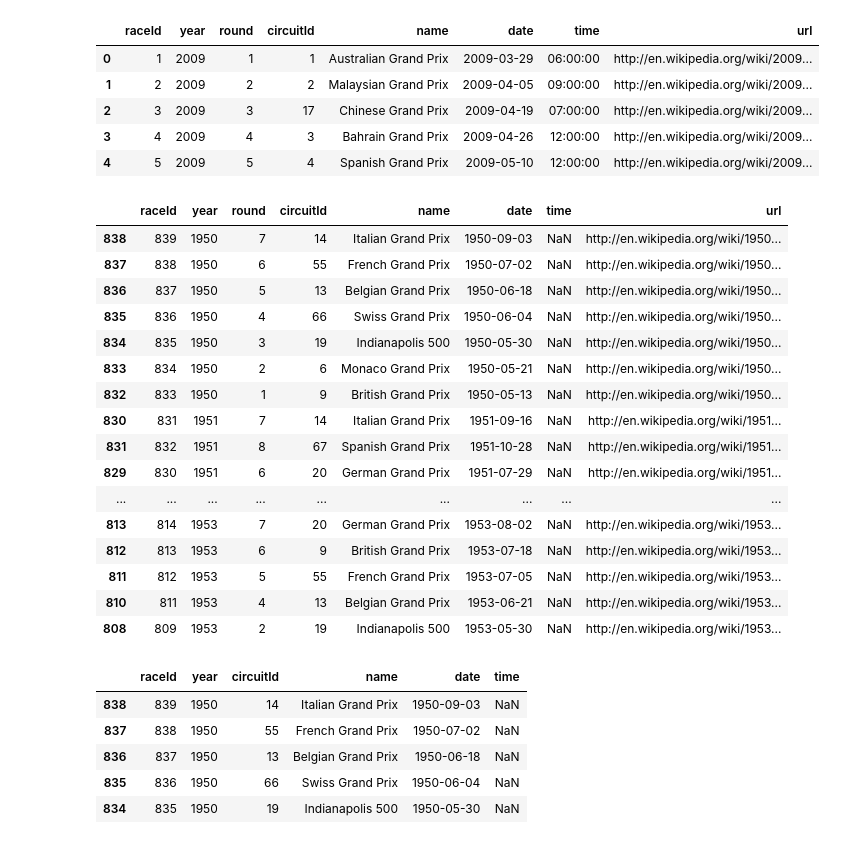
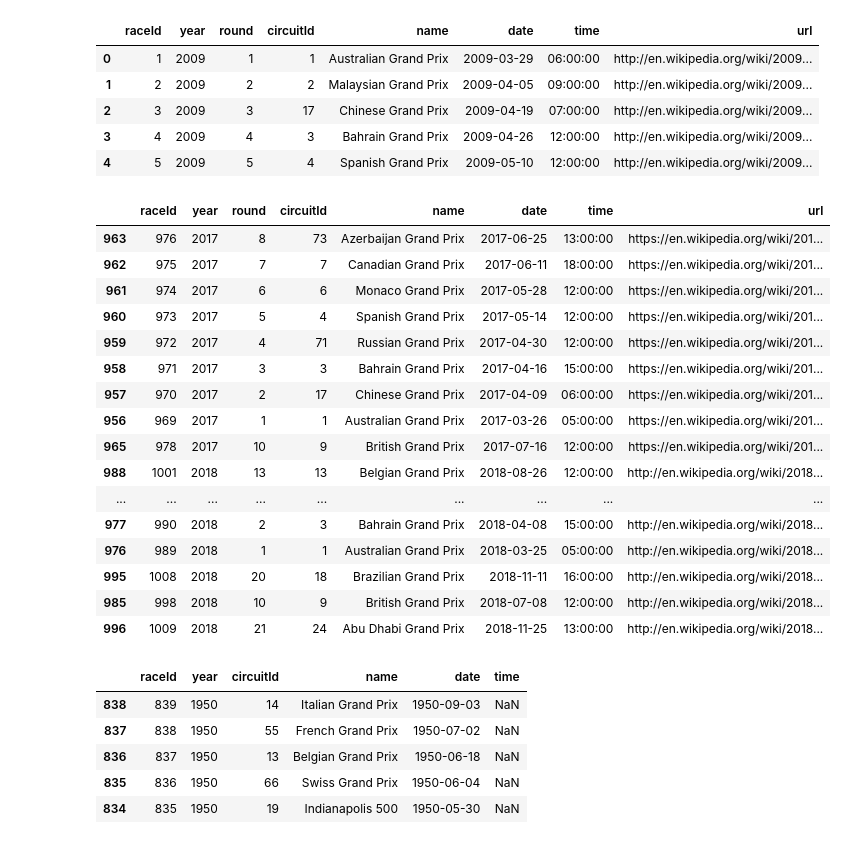
Before and after one commit to joseeneas/RB_Module_24_Project_04, a Jupyter notebook: Notebooks/Cleaned_df.ipynb, the cells around one changed output. Saved outputs shown, nothing was run; the diff lists cells and outputs as text; code cells hidden in the pictures.

```diff
--- a/Notebooks/Cleaned_df.ipynb
+++ b/Notebooks/Cleaned_df.ipynb
@@ -114,29 +149,29 @@ races_df.head()
 | 3 | 4 | 2009 | 4 | 3 | Bahrain Grand Prix | 2009-04-26 | 12:00:00 | http://en.wikipedia.org/wiki/2009... |
 | 4 | 5 | 2009 | 5 | 4 | Spanish Grand Prix | 2009-05-10 | 12:00:00 | http://en.wikipedia.org/wiki/2009... |
 # %%
-# Assuming 'year' is the name of the column containing the years
+# Sort races_df by year
 sorted_races_df = races_df.sort_values(by='year')
 
 # Display the first few rows of the sorted DataFrame
-sorted_races_df.head(30)
+sorted_races_df.tail(30)
 # %% [output]
 |  | raceId | year | round | circuitId | name | date | time | url |
-| 838 | 839 | 1950 | 7 | 14 | Italian Grand Prix | 1950-09-03 | NaN | http://en.wikipedia.org/wiki/1950... |
-| 837 | 838 | 1950 | 6 | 55 | French Grand Prix | 1950-07-02 | NaN | http://en.wikipedia.org/wiki/1950... |
-| 836 | 837 | 1950 | 5 | 13 | Belgian Grand Prix | 1950-06-18 | NaN | http://en.wikipedia.org/wiki/1950... |
-| 835 | 836 | 1950 | 4 | 66 | Swiss Grand Prix | 1950-06-04 | NaN | http://en.wikipedia.org/wiki/1950... |
-| 834 | 835 | 1950 | 3 | 19 | Indianapolis 500 | 1950-05-30 | NaN | http://en.wikipedia.org/wiki/1950... |
-| 833 | 834 | 1950 | 2 | 6 | Monaco Grand Prix | 1950-05-21 | NaN | http://en.wikipedia.org/wiki/1950... |
-| 832 | 833 | 1950 | 1 | 9 | British Grand Prix | 1950-05-13 | NaN | http://en.wikipedia.org/wiki/1950... |
-| 830 | 831 | 1951 | 7 | 14 | Italian Grand Prix | 1951-09-16 | NaN | http://en.wikipedia.org/wiki/1951... |
-| 831 | 832 | 1951 | 8 | 67 | Spanish Grand Prix | 1951-10-28 | NaN | http://en.wikipedia.org/wiki/1951... |
-| 829 | 830 | 1951 | 6 | 20 | German Grand Prix | 1951-07-29 | NaN | http://en.wikipedia.org/wiki/1951... |
+| 963 | 976 | 2017 | 8 | 73 | Azerbaijan Grand Prix | 2017-06-25 | 13:00:00 | https://en.wikipedia.org/wiki/201... |
+| 962 | 975 | 2017 | 7 | 7 | Canadian Grand Prix | 2017-06-11 | 18:00:00 | https://en.wikipedia.org/wiki/201... |
+| 961 | 974 | 2017 | 6 | 6 | Monaco Grand Prix | 2017-05-28 | 12:00:00 | https://en.wikipedia.org/wiki/201... |
+| 960 | 973 | 2017 | 5 | 4 | Spanish Grand Prix | 2017-05-14 | 12:00:00 | https://en.wikipedia.org/wiki/201... |
+| 959 | 972 | 2017 | 4 | 71 | Russian Grand Prix | 2017-04-30 | 12:00:00 | https://en.wikipedia.org/wiki/201... |
+| 958 | 971 | 2017 | 3 | 3 | Bahrain Grand Prix | 2017-04-16 | 15:00:00 | https://en.wikipedia.org/wiki/201... |
+| 957 | 970 | 2017 | 2 | 17 | Chinese Grand Prix | 2017-04-09 | 06:00:00 | https://en.wikipedia.org/wiki/201... |
+| 956 | 969 | 2017 | 1 | 1 | Australian Grand Prix | 2017-03-26 | 05:00:00 | https://en.wikipedia.org/wiki/201... |
+| 965 | 978 | 2017 | 10 | 9 | British Grand Prix | 2017-07-16 | 12:00:00 | https://en.wikipedia.org/wiki/201... |
+| 988 | 1001 | 2018 | 13 | 13 | Belgian Grand Prix | 2018-08-26 | 12:00:00 | http://en.wikipedia.org/wiki/2018... |
 | ... | ... | ... | ... | ... | ... | ... | ... | ... |
-| 813 | 814 | 1953 | 7 | 20 | German Grand Prix | 1953-08-02 | NaN | http://en.wikipedia.org/wiki/1953... |
-| 812 | 813 | 1953 | 6 | 9 | British Grand Prix | 1953-07-18 | NaN | http://en.wikipedia.org/wiki/1953... |
-| 811 | 812 | 1953 | 5 | 55 | French Grand Prix | 1953-07-05 | NaN | http://en.wikipedia.org/wiki/1953... |
-| 810 | 811 | 1953 | 4 | 13 | Belgian Grand Prix | 1953-06-21 | NaN | http://en.wikipedia.org/wiki/1953... |
-| 808 | 809 | 1953 | 2 | 19 | Indianapolis 500 | 1953-05-30 | NaN | http://en.wikipedia.org/wiki/1953... |
+| 977 | 990 | 2018 | 2 | 3 | Bahrain Grand Prix | 2018-04-08 | 15:00:00 | http://en.wikipedia.org/wiki/2018... |
+| 976 | 989 | 2018 | 1 | 1 | Australian Grand Prix | 2018-03-25 | 05:00:00 | http://en.wikipedia.org/wiki/2018... |
+| 995 | 1008 | 2018 | 20 | 18 | Brazilian Grand Prix | 2018-11-11 | 16:00:00 | http://en.wikipedia.org/wiki/2018... |
+| 985 | 998 | 2018 | 10 | 9 | British Grand Prix | 2018-07-08 | 12:00:00 | http://en.wikipedia.org/wiki/2018... |
+| 996 | 1009 | 2018 | 21 | 24 | Abu Dhabi Grand Prix | 2018-11-25 | 13:00:00 | http://en.wikipedia.org/wiki/2018... |
 # %%
 sorted_races_df.to_csv("../Resources/1950-2013/races_sorted_by_year.csv")
 # %%
```
Also changed, not shown: parts of 15 cells of this notebook, 11 other files.
